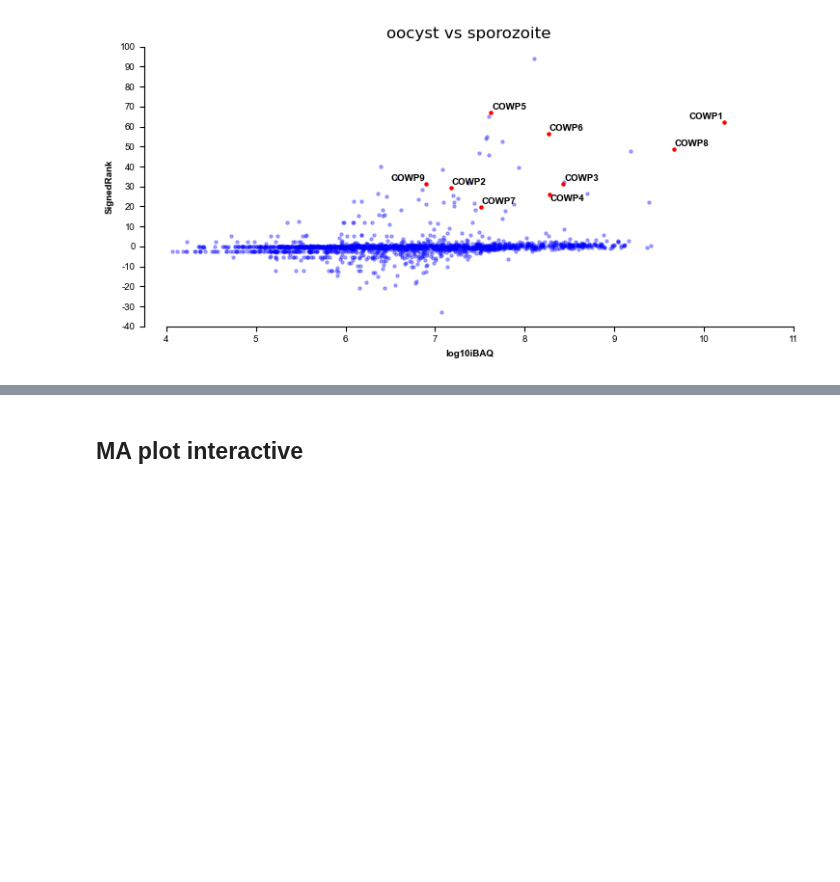
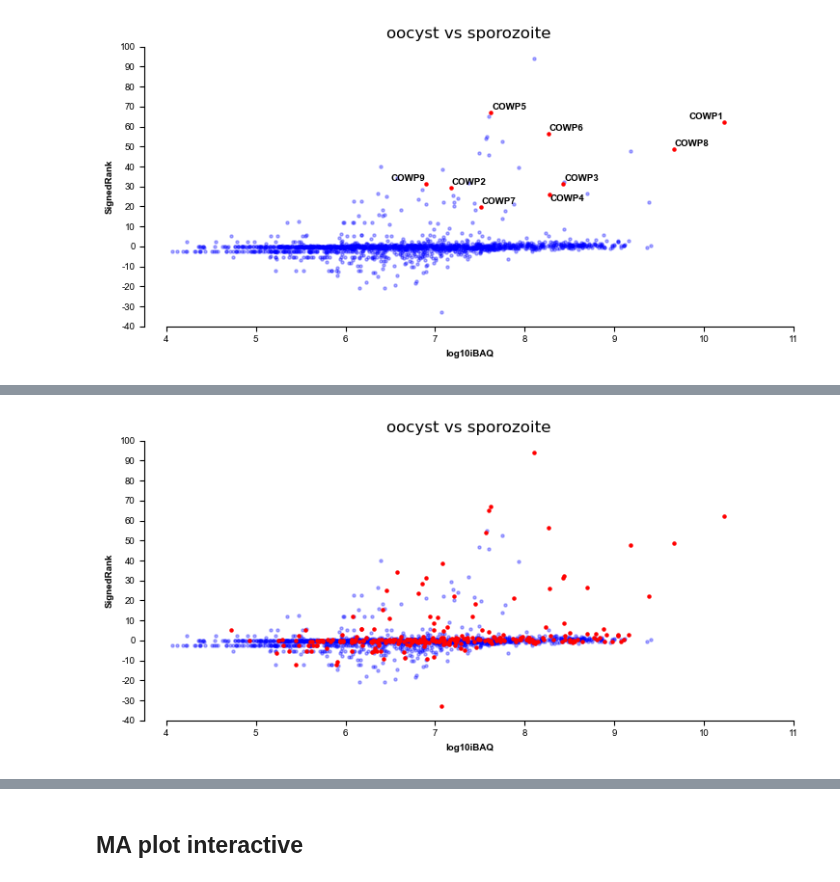
Before and after one commit to mtinti/oocyst_wall_proteome, a Jupyter notebook: notebooks/analysis.ipynb, the cells around one changed output, grey strips where cells are left out. Saved outputs shown, nothing was run; the diff lists cells and outputs as text; code cells hidden in the pictures; blank space fills up the shorter version.

```diff
--- a/notebooks/analysis.ipynb
+++ b/notebooks/analysis.ipynb
@@ -510,0 +641,91 @@ No handles with labels found to put in legend.
+# %%
+#the protein that have been localized
+
+
+#ax.spines['bottom'].set_bounds(xmin+0.5, xmax)
+fontProperties = {'family':'Arial',
+    'weight' : 'normal', 'size' : 7}
+fontProperties_names = {'family':'Arial',
+    'weight' : 'bold', 'size' : 7}
+
+plt.style.use('fivethirtyeight')
+plt.style.use('default')
+
+
+
+fig, axes=plt.subplots(figsize=(7.48,3.74),
+                     ncols=1, nrows=1)
+
+#ids = df[df['Gene_id'].isin(['Tb927.11.11750','Tb927.3.2610'])]
+
+_ids = [n for n in out_all.index.values if n in signalP]
+#print(_ids)
+#_names = viz.loc[_ids]['desc']
+_names = [name_dict.get(n,'none') for n in _ids]
+#[['Gene_id']].values#['Tb927.11.11750']#ids['desc2'].values
+#_names = [n[0] for n in _names]
+#print(_names)
+#print(len(_ids))
+#print(len(_names))
+ax=axes
+PTUT.make_vulcano(out_all, ax, x='log_sum', y='srank',
+             annot_index=_ids,
+             annot_names = _names,
+             title='',
+             #fc_limit=70,
+             fc_col='srank',
+                  alpha_main=0.3,
+             point_size_selection=5,
+             point_size_all=5,
+            text_size=7,
+                  fontdict=fontProperties_names,
+                  add_text=False
+            )
+
+ax.set_title('oocyst vs sporozoite')
+ax.set_xlabel('log10iBAQ',fontdict=fontProperties_names)
+ax.set_ylabel('SignedRank',fontdict=fontProperties_names)
+#ax.legend(loc='upper center', bbox_to_anchor=(1.1, 0.9),
+#          title='Legend')
+#ax.yaxis.label.set_size(18)
+#ax.xaxis.label.set_size(18)
+#ax.title.set_size(18)
+ax.tick_params(axis='both', which='major', labelsize=7)
+
+
+
+
+
+temp_xticks=[round(n,1) for n in np.arange(4, 12, 1)]
+#print(temp_xticks)
+ax.set_xticks(temp_xticks)
+ax.set_xticklabels(temp_xticks, fontProperties)
+
+
+temp_yticks=[round(n,1) for n in np.arange(-40, 110, 10)]
+
+ax.set_yticks(temp_yticks)
+ax.set_yticklabels(temp_yticks, fontProperties)
+
+
+
+
+
+
+ax.spines['top'].set_color('none')
+ax.spines['right'].set_color('none')
+xmin, xmax = ax.get_xlim()
+print(xmin, xmax)
+ax.spines['bottom'].set_bounds(4, 11)
+ymin, ymax = ax.get_ylim()
+ax.spines['left'].set_bounds(-40, 100)
+ax.get_legend().remove()
+
+
+
+plt.tight_layout()
+plt.savefig('../out_data/FigX2A.svg')
+
+plt.savefig('../out_data/FigX2A.png')
+plt.show()
+# %% [output]
@@ -510,0 +735 @@ No handles with labels found to put in legend.
+[figure, added]
```
Also changed, not shown: parts of 18 cells of this notebook, 15 other files.
